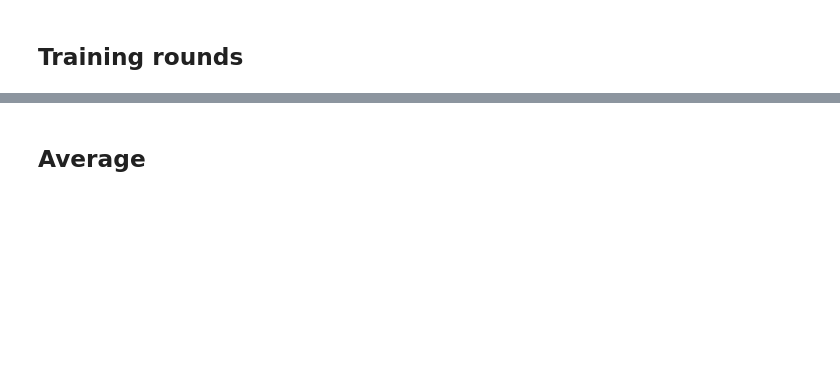
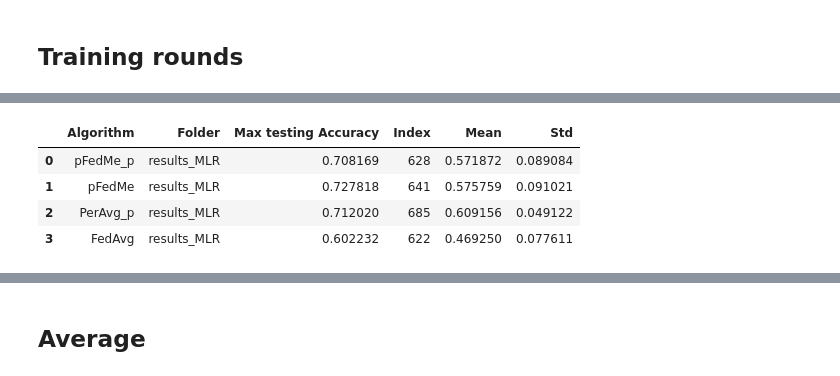
Before and after one commit to Blackangoo/DDLS_Project, a Jupyter notebook: print_results.ipynb, the cells around one changed output, grey strips where cells are left out. Saved outputs shown, nothing was run; the diff lists cells and outputs as text; code cells hidden in the pictures; blank space fills up the shorter version.

Commit message:
changed std and mean

```diff
--- a/print_results.ipynb
+++ b/print_results.ipynb
@@ -79,0 +88,9 @@ max_df(num_users=num_users, folders=folders)
+# %%
+folders = ["./results_dirichlet/alpha_1/results_MLR"]
+max_average_df(num_users=num_users, folders=folders)
+# %% [output]
+|  | Algorithm | Folder | Max testing Accuracy | Index | Mean | Std |
+| 0 | pFedMe_p | results_MLR | 0.708169 | 628 | 0.571872 | 0.089084 |
+| 1 | pFedMe | results_MLR | 0.727818 | 641 | 0.575759 | 0.091021 |
+| 2 | PerAvg_p | results_MLR | 0.712020 | 685 | 0.609156 | 0.049122 |
+| 3 | FedAvg | results_MLR | 0.602232 | 622 | 0.469250 | 0.077611 |
```
Also changed, not shown: parts of 18 cells of this notebook, 1 other file.
